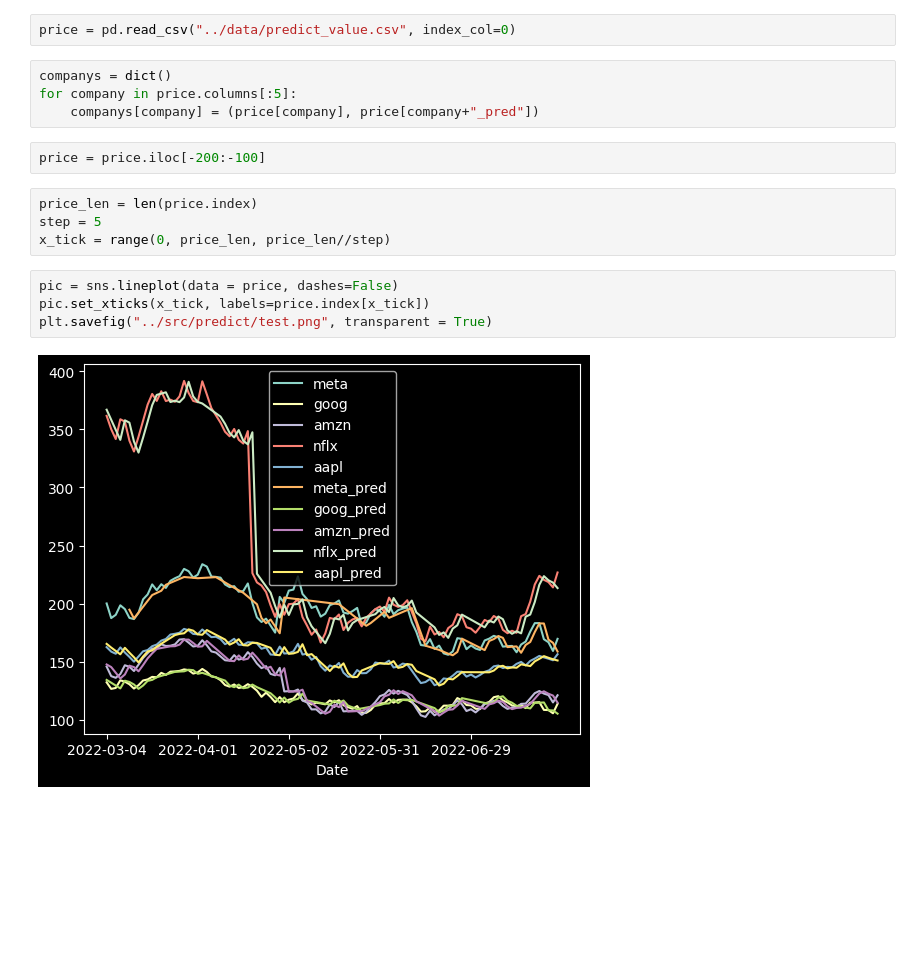
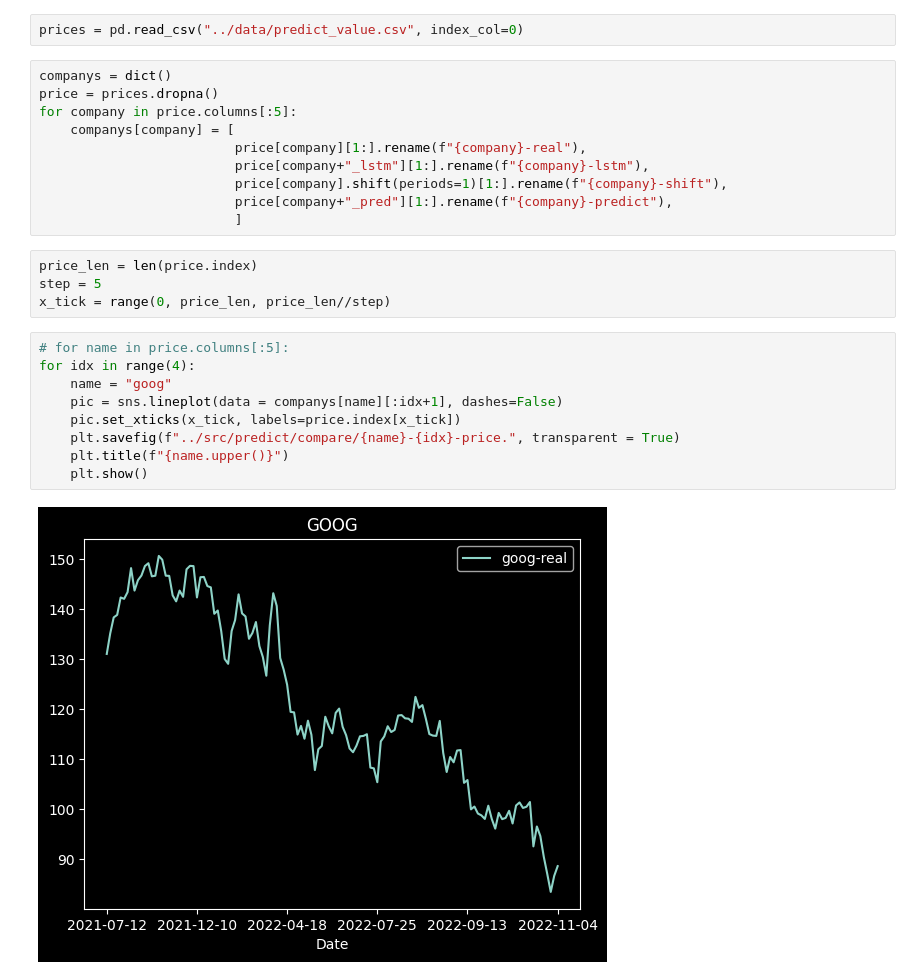
Before and after one commit to henrytsui000/Stock-Price-Prediction, a Jupyter notebook: visulize/predict.ipynb, the cells around one changed output. Saved outputs shown, nothing was run; the diff lists cells and outputs as text; blank space fills up the shorter version.

Commit message:
:sparkles: finish analysis predict returns

```diff
--- a/visulize/predict.ipynb
+++ b/visulize/predict.ipynb
@@ -6,19 +7,28 @@ import numpy as np
 plt.style.use('dark_background')
 # %%
-price = pd.read_csv("../data/predict_value.csv", index_col=0)
+prices = pd.read_csv("../data/predict_value.csv", index_col=0)
 # %%
 companys = dict()
+price = prices.dropna()
 for company in price.columns[:5]:
-    companys[company] = (price[company], price[company+"_pred"])
+    companys[company] = [
+                         price[company][1:].rename(f"{company}-real"),
+                         price[company+"_lstm"][1:].rename(f"{company}-lstm"),
+                         price[company].shift(periods=1)[1:].rename(f"{company}-shift"),
+                         price[company+"_pred"][1:].rename(f"{company}-predict"),
+                         ]
-# %%
-price = price.iloc[-200:-100]
 # %%
 price_len = len(price.index)
 step = 5
 x_tick = range(0, price_len, price_len//step)
 # %%
-pic = sns.lineplot(data = price, dashes=False)
-pic.set_xticks(x_tick, labels=price.index[x_tick])
-plt.savefig("../src/predict/test.png", transparent = True)
+# for name in price.columns[:5]:
+for idx in range(4):
+    name = "goog"
+    pic = sns.lineplot(data = companys[name][:idx+1], dashes=False)
+    pic.set_xticks(x_tick, labels=price.index[x_tick])
+    plt.savefig(f"../src/predict/compare/{name}-{idx}-price.", transparent = True)
+    plt.title(f"{name.upper()}")
+    plt.show()
 # %% [output]
-[figure, old version]
+[figure, new version]
```
Also changed, not shown: parts of 3 cells of this notebook, 18 other files.
